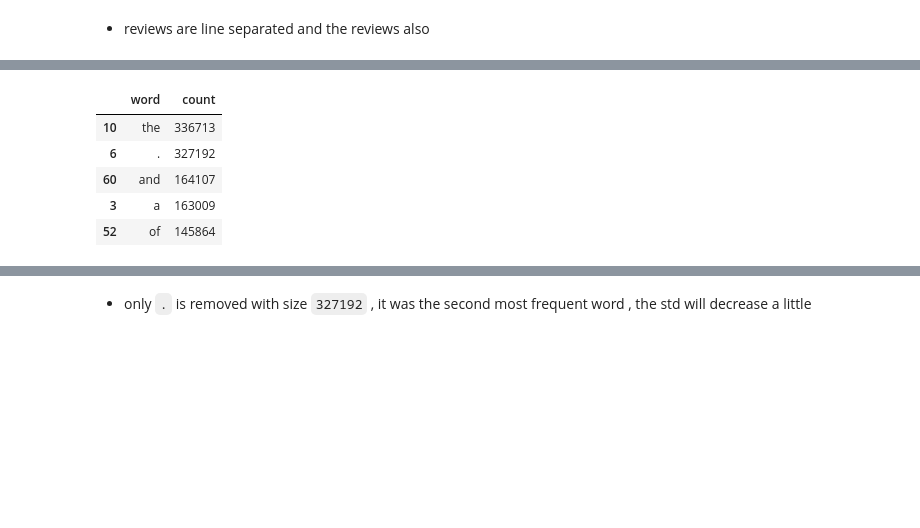
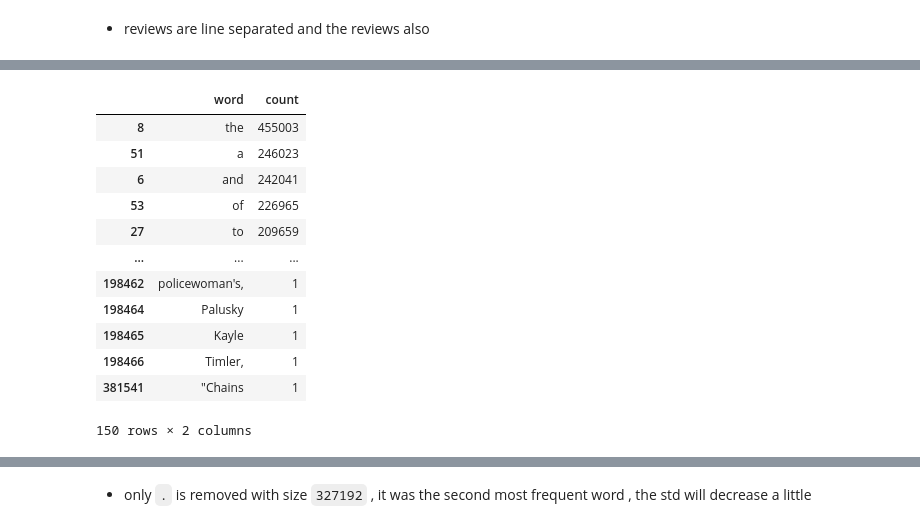
Before and after one commit to ahmedbadr97/sentiment-analysis-RNN, a Jupyter notebook: notebooks/Skip_Grams.ipynb, the cells around one changed output, grey strips where cells are left out. Cells and saved outputs as stored; diff of their text form; code cells hidden in the pictures; blank space fills up the shorter version.

```diff
--- a/notebooks/Skip_Grams.ipynb
+++ b/notebooks/Skip_Grams.ipynb
@@ -73,12 +96,20 @@ no of words =6347388
-# %%
-words_df.head()
-# %% [output]
-|  | word | count |
-| 10 | the | 336713 |
-| 6 | . | 327192 |
-| 60 | and | 164107 |
-| 3 | a | 163009 |
-| 52 | of | 145864 |
+# %%
+# get 50 from top , mid and end
+src.data_preprocessing.get_head_mid_tail(words_df,50)
+# %% [output]
+|  | word | count |
+| 8 | the | 455003 |
+| 51 | a | 246023 |
+| 6 | and | 242041 |
+| 53 | of | 226965 |
+| 27 | to | 209659 |
+| ... | ... | ... |
+| 198462 | policewoman's, | 1 |
+| 198464 | Palusky | 1 |
+| 198465 | Kayle | 1 |
+| 198466 | Timler, | 1 |
+| 381541 | "Chains | 1 |
+150 rows × 2 columns
 # %%
 words_df.describe()
 # %% [output]
```
Also changed, not shown: parts of 87 cells of this notebook, 16 other files.
